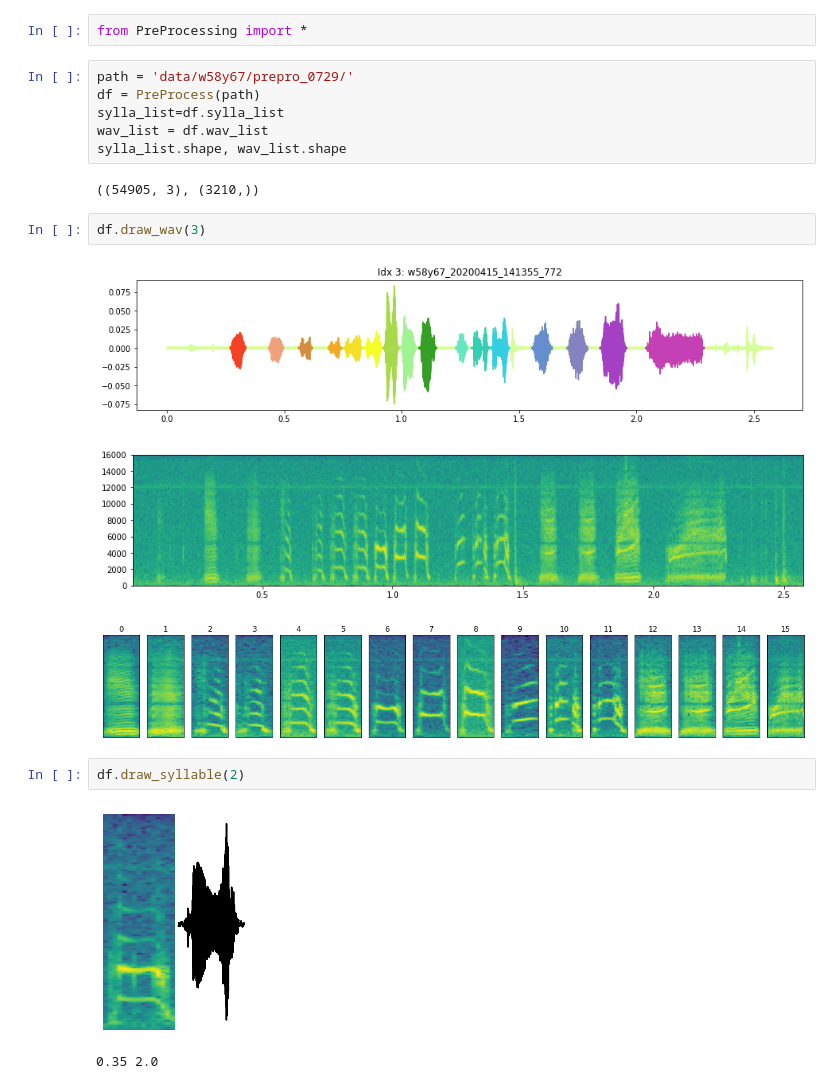
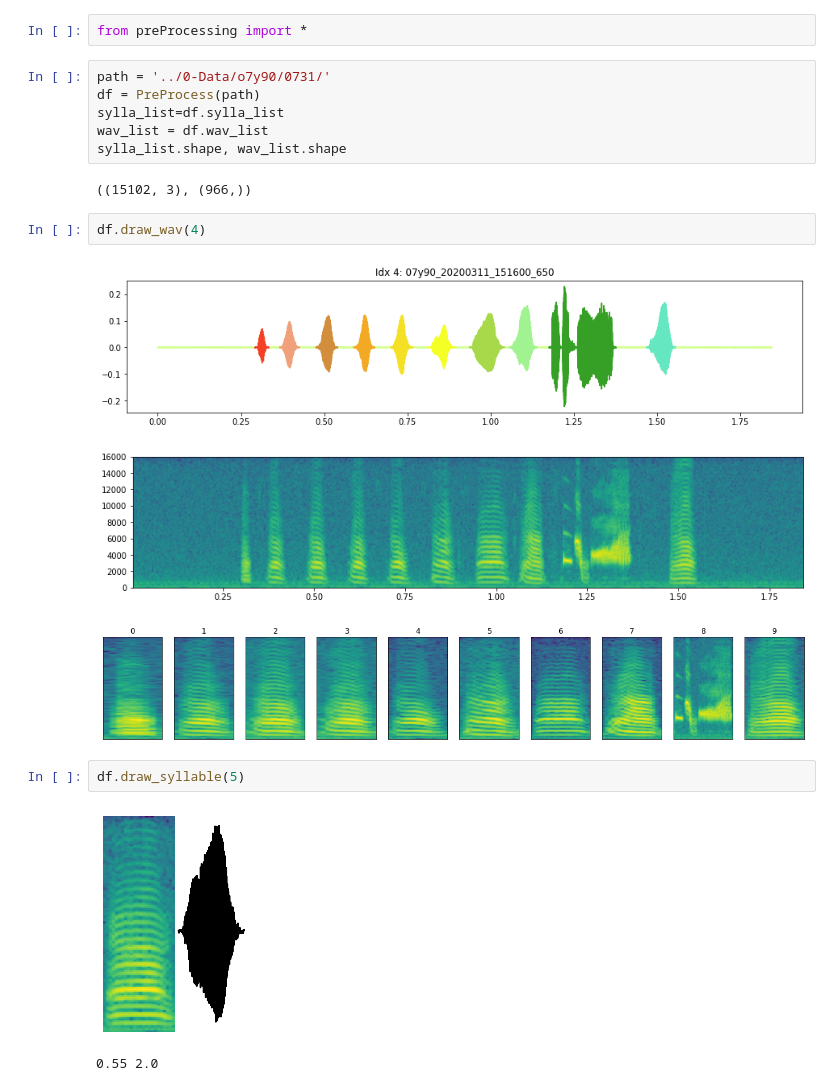
Before and after one commit to yebiny/Songbird-clusturing, a Jupyter notebook: 2-Preprocessing/2-Preprocessing.ipynb, the cells around one changed output. Cells and saved outputs as stored; diff of their text form.

```diff
--- a/2-Preprocessing/2-Preprocessing.ipynb
+++ b/2-Preprocessing/2-Preprocessing.ipynb
@@ -1,21 +1,21 @@
 # %%
-from PreProcessing import *
+from preProcessing import *
 # %%
-path = 'data/w58y67/prepro_0729/'
+path = '../0-Data/o7y90/0731/'
 df = PreProcess(path)
 sylla_list=df.sylla_list
 wav_list = df.wav_list
 sylla_list.shape, wav_list.shape
 # %% [output]
-((54905, 3), (3210,))
+((15102, 3), (966,))
 # %%
-df.draw_wav(3)
+df.draw_wav(4)
 # %% [output]
-[figure, old version]
+[figure, new version]
-[figure, old version]
+[figure, new version]
-[figure, old version]
+[figure, new version]
 # %%
-df.draw_syllable(2)
+df.draw_syllable(5)
 # %% [output]
-[figure, old version]
+[figure, new version]
-0.35 2.0
+0.55 2.0
```
Also changed, not shown: parts of 4 cells of this notebook, 3 other files.
